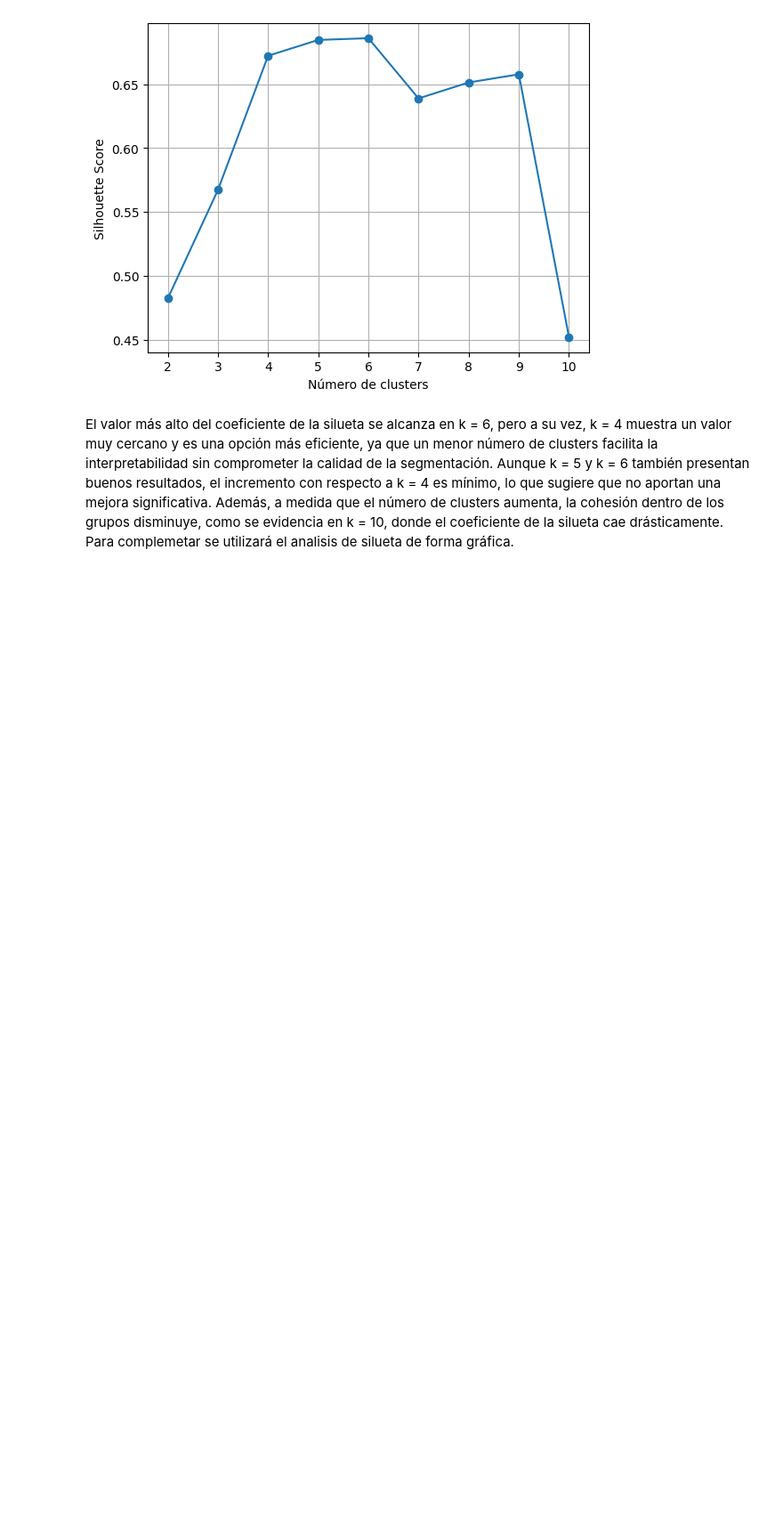
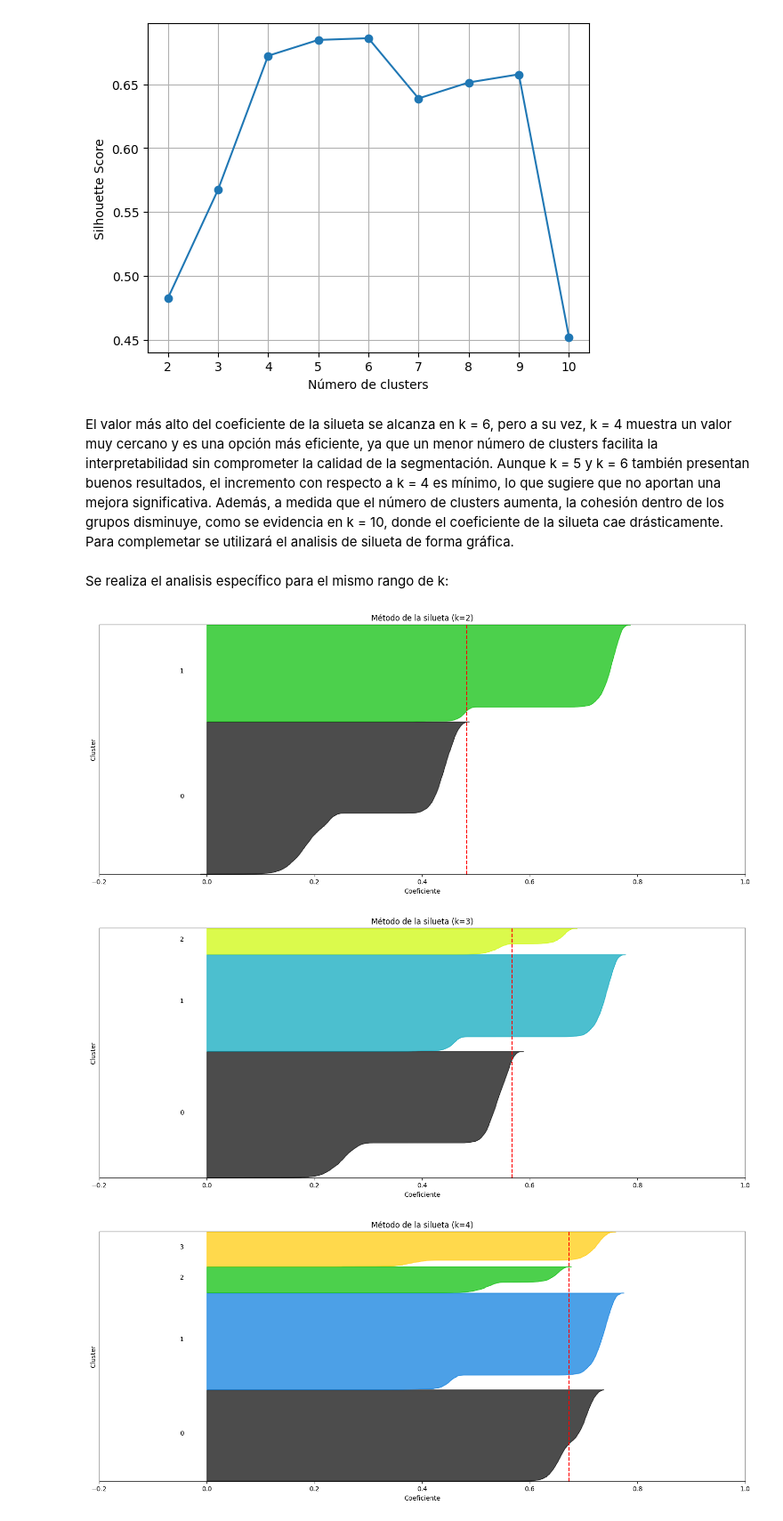
Before and after one commit to NataliaVillegasC/BI-Laboratorio2_Agrupacion, a Jupyter notebook: NataliaLab.ipynb, the cells around one changed output. Shown at 89% size. Drawn from its saved outputs; the diff is of its cells as text; code cells hidden in the pictures; blank space fills up the shorter version.

Commit message:
Kmeans, final version

```diff
--- a/NataliaLab.ipynb
+++ b/NataliaLab.ipynb
@@ -590,3 +590,11 @@ def silhouette_analysis(X, model, k_min, k_max):
         plt.yticks([])
         plt.xticks([-0.2, 0, 0.2, 0.4, 0.6, 0.8, 1])
     plt.show()
+# %% [markdown]
+Se realiza el analisis específico para el mismo rango de k:
+# %%
+silhouette_analysis(df_scaled, "kmeans", 2, 10)
+# %% [output]
+[figure, added]
+[figure, added]
+[figure, added]
```
Also changed, not shown: parts of 15 cells of this notebook.
